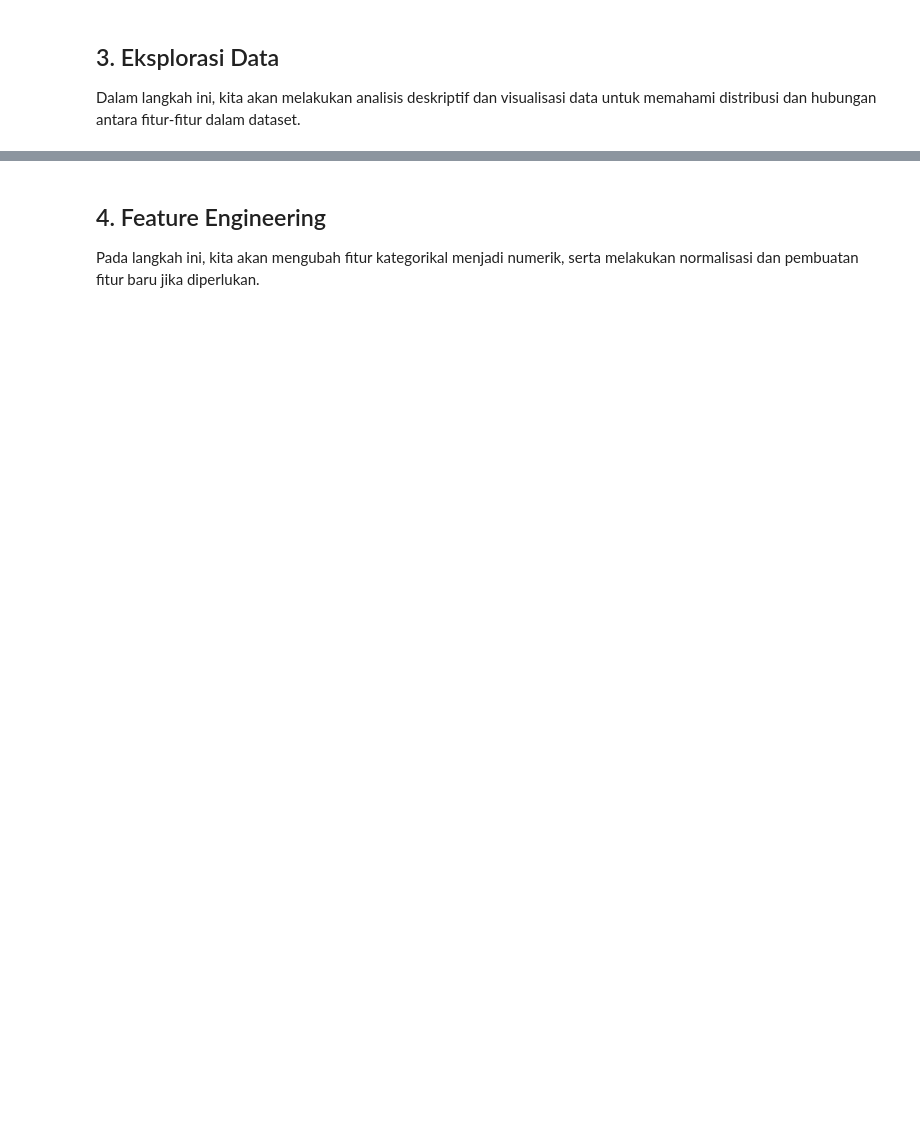
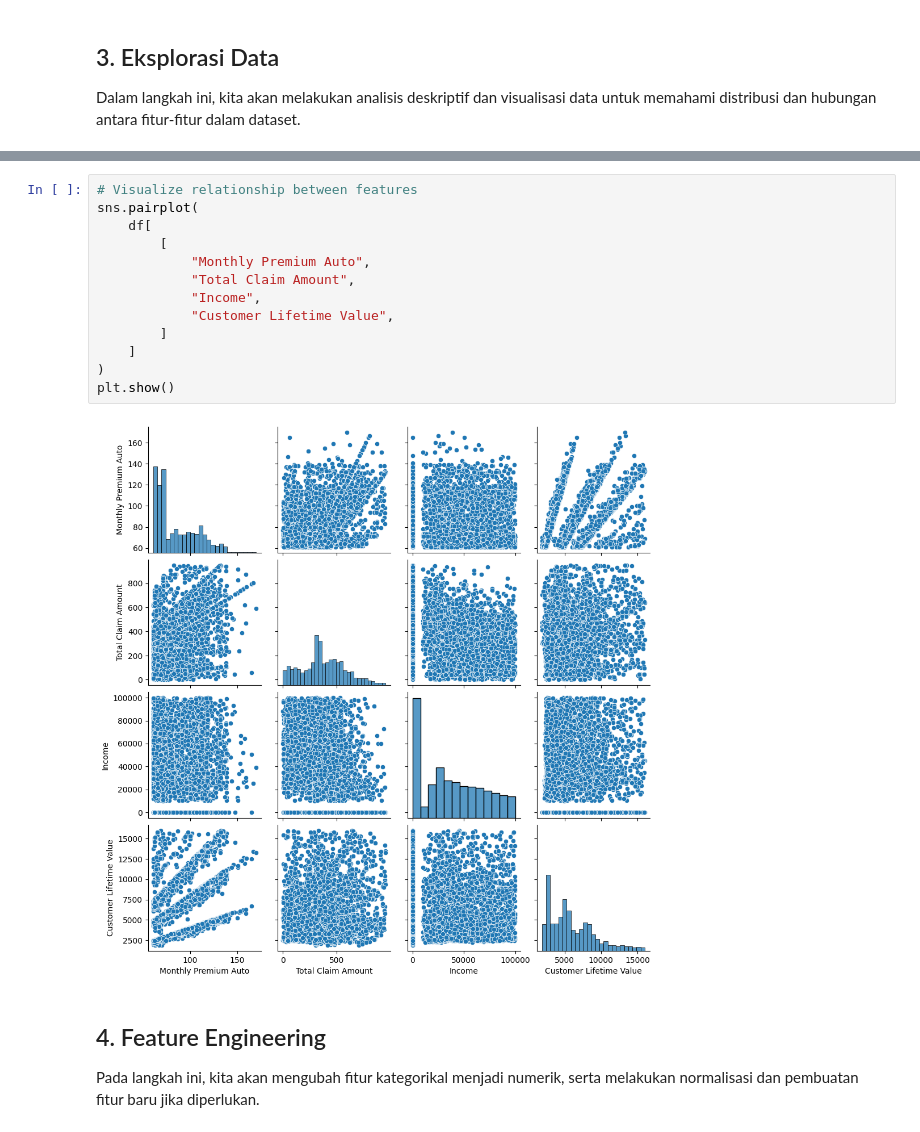
Before and after one commit to fikigayo/Capstone-Project, a Jupyter notebook: modul-3/clv_analysis.ipynb, the cells around one changed output, grey strips where cells are left out. Cells and saved outputs as stored; diff of their text form; blank space fills up the shorter version.

```diff
--- a/modul-3/clv_analysis.ipynb
+++ b/modul-3/clv_analysis.ipynb
@@ -119,3 +257,18 @@ EDA completed.
+# %%
+# Visualize relationship between features
+sns.pairplot(
+    df[
+        [
+            "Monthly Premium Auto",
+            "Total Claim Amount",
+            "Income",
+            "Customer Lifetime Value",
+        ]
+    ]
+)
+plt.show()
+# %% [output]
+[figure, added]
 # %% [markdown]
 ## 4. Feature Engineering
 
```
Also changed, not shown: parts of 29 cells of this notebook.
